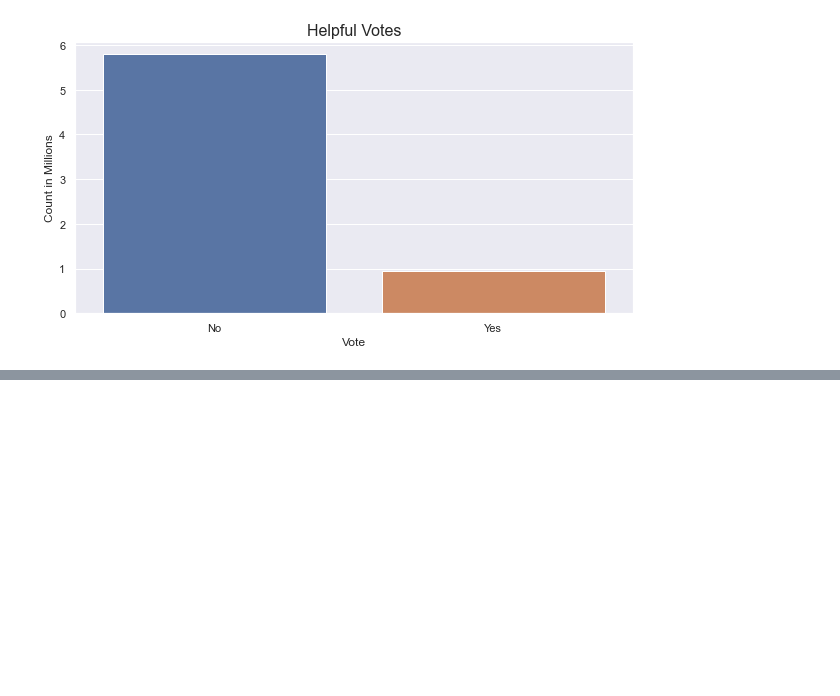
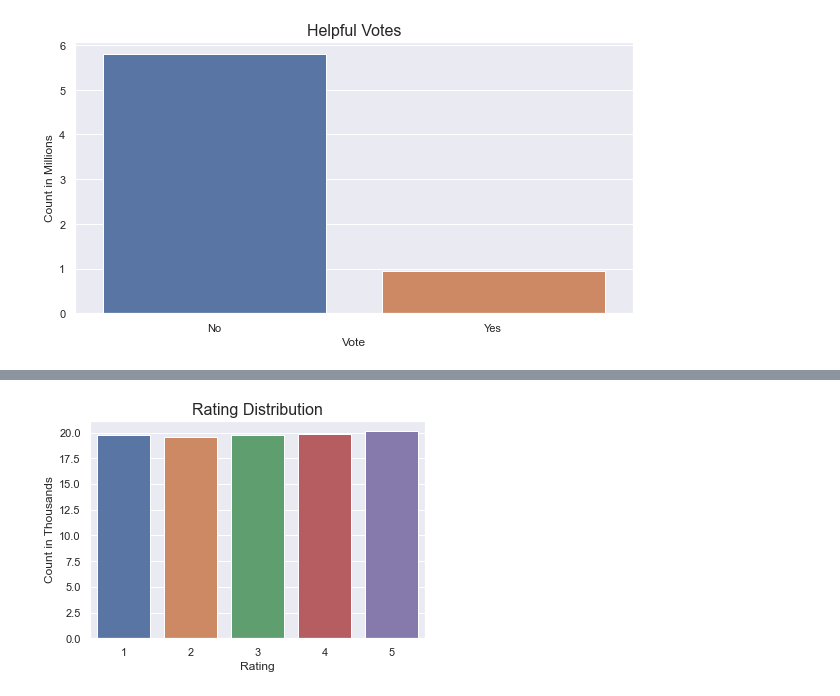
Before and after one commit to MagdaW19/Sentiment_Analysis, a Jupyter notebook: notebooks/EDA.ipynb, the cells around one changed output, grey strips where cells are left out. Cells and saved outputs as stored; diff of their text form; code cells hidden in the pictures; blank space fills up the shorter version.

```diff
--- a/notebooks/EDA.ipynb
+++ b/notebooks/EDA.ipynb
@@ -17,6 +27,7 @@ from scripts.utils_data import range_without_outliers
 ## Constants
 # %%
 PATH_SIMPLE = '../data/processed/electronics_simple.csv'
+PATH_SAMPLE = '../data/processed/electronics_simple_100K.csv'
 # %% [markdown]
 ## Load Data
 # %%
@@ -105,0 +121,2 @@ plt.show()
+# %%
+df_new = pd.read_csv(PATH_SAMPLE, dtype=DTYPES_SIMPLE).dropna()
@@ -105,0 +138,8 @@ plt.show()
+# %%
+# Calculate Stats
+df_new['word_cnt'] = df_new['reviewText'].str.split().str.len()
+# %%
+show_distribution(df_new.overall.value_counts(), 'Rating Distribution', 'Rating', normalize=1_000, norm_name='Thousands')
+plt.show()
+# %% [output]
+[figure, added]
```
Also changed, not shown: parts of 24 cells of this notebook, 3 other files.
